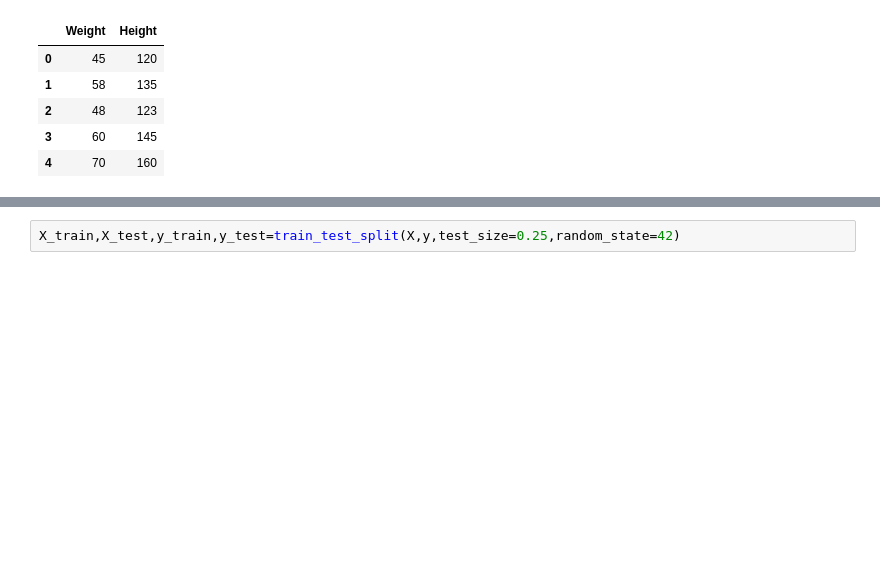
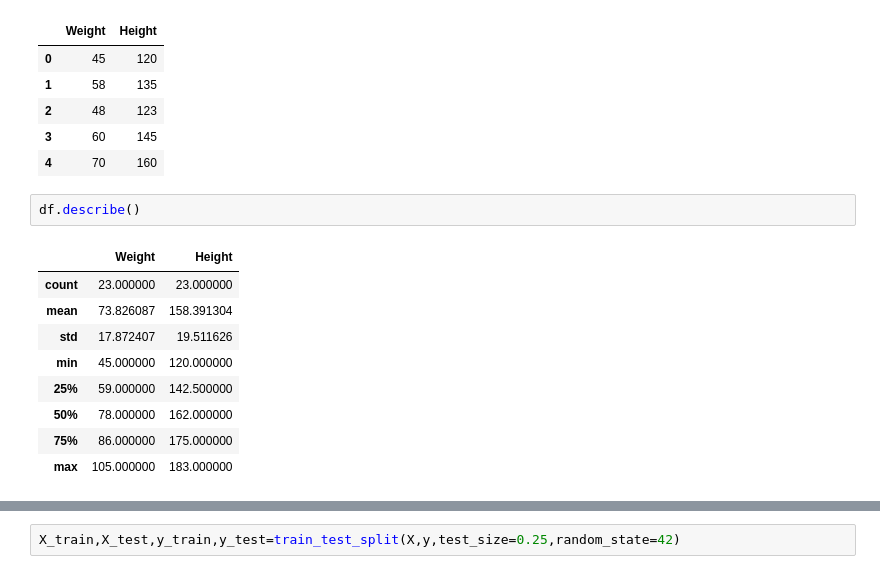
Before and after one commit to nayefmhmd/simple-linear-regression, a Jupyter notebook: Example.ipynb, the cells around one changed output, grey strips where cells are left out. Drawn from its saved outputs; the diff is of its cells as text; blank space fills up the shorter version.

```diff
--- a/Example.ipynb
+++ b/Example.ipynb
@@ -14,4 +14,16 @@ df.head()
 | 2 | 48 | 123 |
 | 3 | 60 | 145 |
 | 4 | 70 | 160 |
+# %%
+df.describe()
+# %% [output]
+|  | Weight | Height |
+| count | 23.000000 | 23.000000 |
+| mean | 73.826087 | 158.391304 |
+| std | 17.872407 | 19.511626 |
+| min | 45.000000 | 120.000000 |
+| 25% | 59.000000 | 142.500000 |
+| 50% | 78.000000 | 162.000000 |
+| 75% | 86.000000 | 175.000000 |
+| max | 105.000000 | 183.000000 |
 # %%
```
Also changed, not shown: parts of 25 cells of this notebook.
